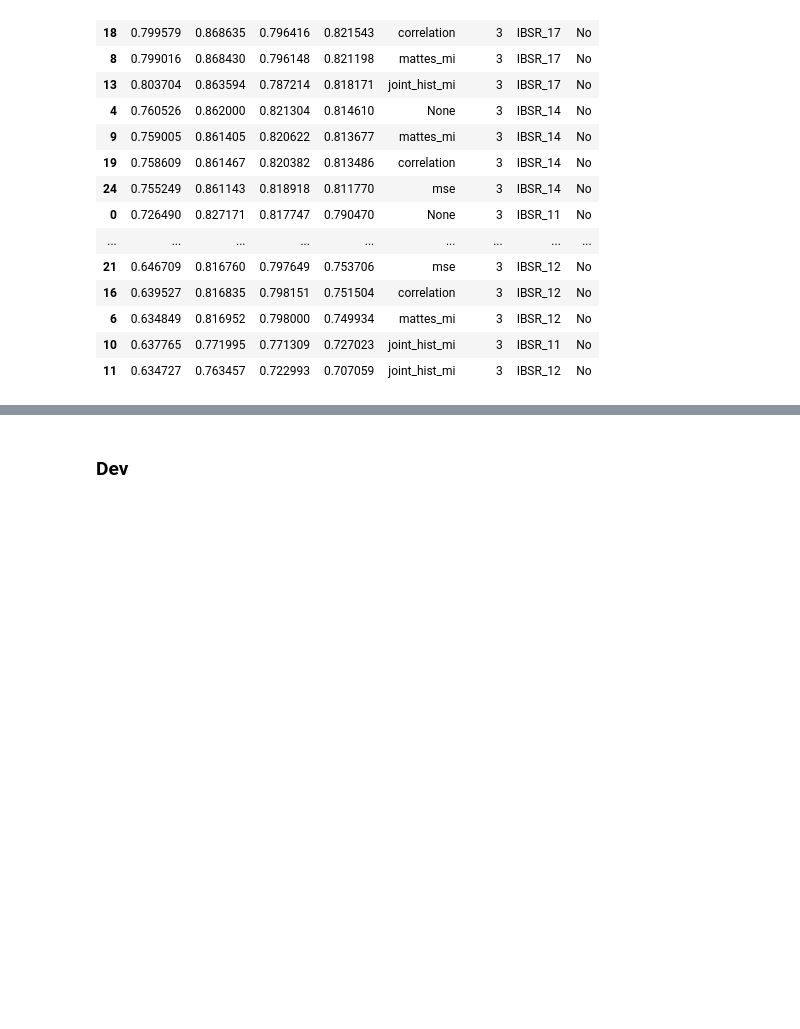
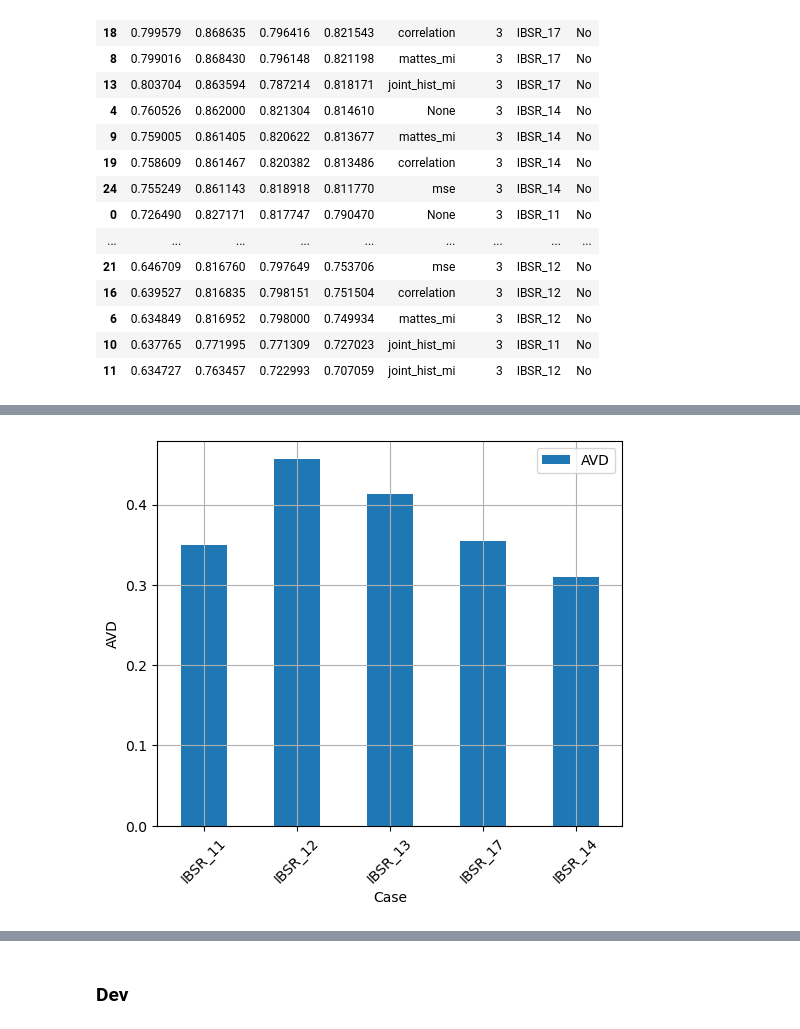
Before and after one commit to vladzalevskyi/brain-segmentation, a Jupyter notebook: 1_MultiAtlasSegmentation_metrics.ipynb, the cells around one changed output, grey strips where cells are left out. Saved outputs shown, nothing was run; the diff lists cells and outputs as text; code cells hidden in the pictures; blank space fills up the shorter version.

```diff
--- a/1_MultiAtlasSegmentation_metrics.ipynb
+++ b/1_MultiAtlasSegmentation_metrics.ipynb
@@ -257,0 +288,17 @@ results_synthseg.to_csv('results_synthseg_metrics_2.csv', index=False)
+# %%
+# results_synthseg.to_csv('results_synthseg_metrics_2.csv', index=False)
+restuls_synthseg = pd.read_csv('results_synthseg_metrics_1.csv')
+restuls_synthseg.drop(columns=['em'], inplace=True)
+restuls_synthseg.rename(columns={'hd_avg': 'avg_HD', 'avg_dsc': 'avg_DSC', 'avd': 'AVD'}, inplace=True)
+
+axs = restuls_synthseg.loc[:, ['AVD']].plot.bar(rot=0, figsize=(6,5))
+axs.set_xticklabels(restuls_synthseg['case'], rotation=45)
+axs.legend(loc=1)
+# axs.set_ylim(0.6, 0.95)
+# plt.title('Dice scores')
+plt.ylabel('AVD')
+plt.xlabel('Case')
+plt.grid('on')
+plt.show()
+# %% [output]
+[figure, added]
```
Also changed, not shown: parts of 9 cells of this notebook.
